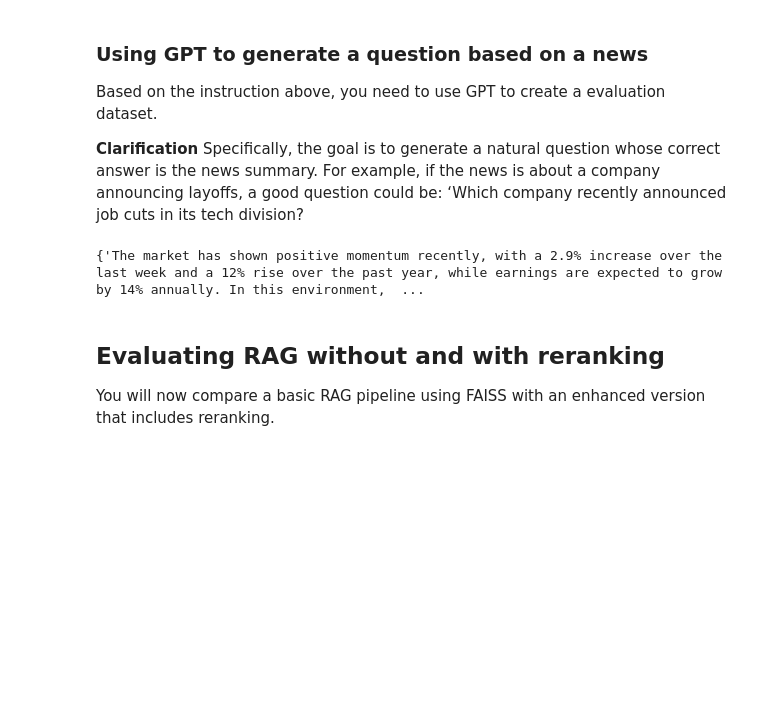
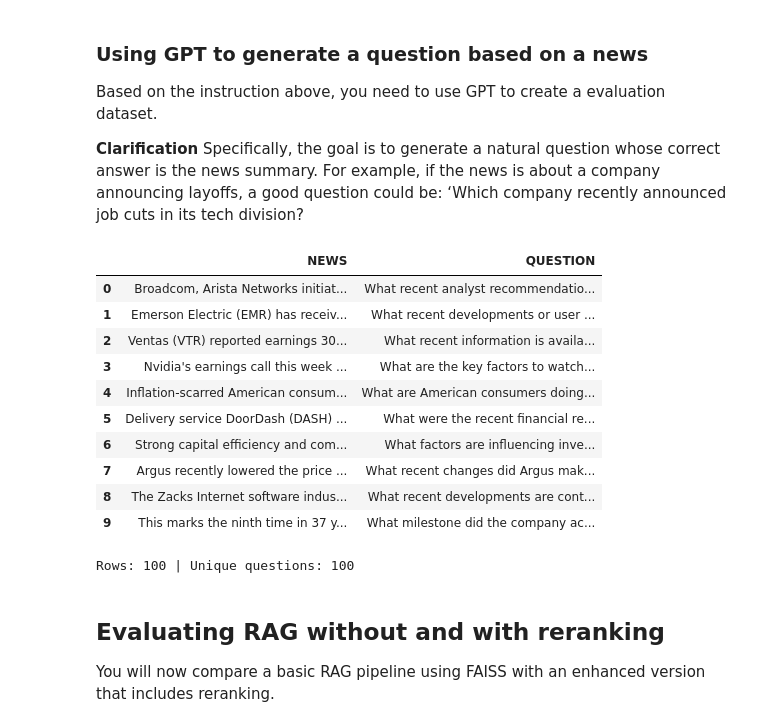
Before and after one commit to MartinJuradoP/Fintech-and-digital-innovation-in-finance, a Jupyter notebook: Advanced RAG techniques & Sentiment Analysis on S&P 500 news /Section_A/advanced_rag_techniques_template.ipynb, the cells around one changed output. Drawn from its saved outputs; the diff is of its cells as text; code cells hidden in the pictures; blank space fills up the shorter version.

```diff
--- a/Advanced RAG techniques & Sentiment Analysis on S&P 500 news /Section_A/advanced_rag_techniques_template.ipynb
+++ b/Advanced RAG techniques & Sentiment Analysis on S&P 500 news /Section_A/advanced_rag_techniques_template.ipynb
@@ -217,8 +230,49 @@ dont answer anything else other than the question!
 # %%
 # CODE HERE
 # Use as many coding cells as you need
+# Function to generate a question with retries for rate limits
+# Includes automatic retries if a rate limit is hit
+# Function to generate a question with retries
+def gen_question_strict(news_text):
+    #The model for ONE question; fail if empty
+    resp = client.responses.create(
+        model="gpt-4o-mini",
+        input=prompt.format(news=news_text)
+    )
+    q = (resp.output_text or "").strip()
+    if not q:
+        raise RuntimeError("Empty question returned by the model. Re-run this cell.")
+    return q
+
+rows = []
+for _, row in sampled_100.iterrows():
+    # Use ONLY the summary to match the clarification strictly
+    news_blob = row["SUMMARY"]
+    q = gen_question_strict(news_blob)
+    rows.append({"NEWS": row["SUMMARY"], "QUESTION": q})
+
+df_news_questions = pd.DataFrame(rows, columns=["NEWS", "QUESTION"])
+
+# Quick validation: expect EXACTLY 100 rows and 100 unique questions
+assert len(df_news_questions) == 100, f"Expected 100 rows, got {len(df_news_questions)}."
+uniq = df_news_questions["QUESTION"].nunique()
+assert uniq == 100, f"Questions must be unique (got {uniq}/100). Re-run if needed."
+
+display(df_news_questions.head(10))
+print("Rows:", len(df_news_questions), "| Unique questions:", uniq)
 # %% [output]
+|  | NEWS | QUESTION |
+| 0 | Broadcom, Arista Networks initiat... | What recent analyst recommendatio... |
+| 1 | Emerson Electric (EMR) has receiv... | What recent developments or user ... |
+| 2 | Ventas (VTR) reported earnings 30... | What recent information is availa... |
+| 3 | Nvidia's earnings call this week ... | What are the key factors to watch... |
+| 4 | Inflation-scarred American consum... | What are American consumers doing... |
+| 5 | Delivery service DoorDash (DASH) ... | What were the recent financial re... |
+| 6 | Strong capital efficiency and com... | What factors are influencing inve... |
+| 7 | Argus recently lowered the price ... | What recent changes did Argus mak... |
+| 8 | The Zacks Internet software indus... | What recent developments are cont... |
+| 9 | This marks the ninth time in 37 y... | What milestone did the company ac... |
-{'The market has shown positive momentum recently, with a 2.9% increase over the last week and a 12% rise over the past year, while earnings are expected to grow by 14% annually. In this environment,  ...
+Rows: 100 | Unique questions: 100
 # %% [markdown]
 ## Evaluating RAG without and with reranking
 
```
Also changed, not shown: parts of 15 cells of this notebook, 3 other files.
